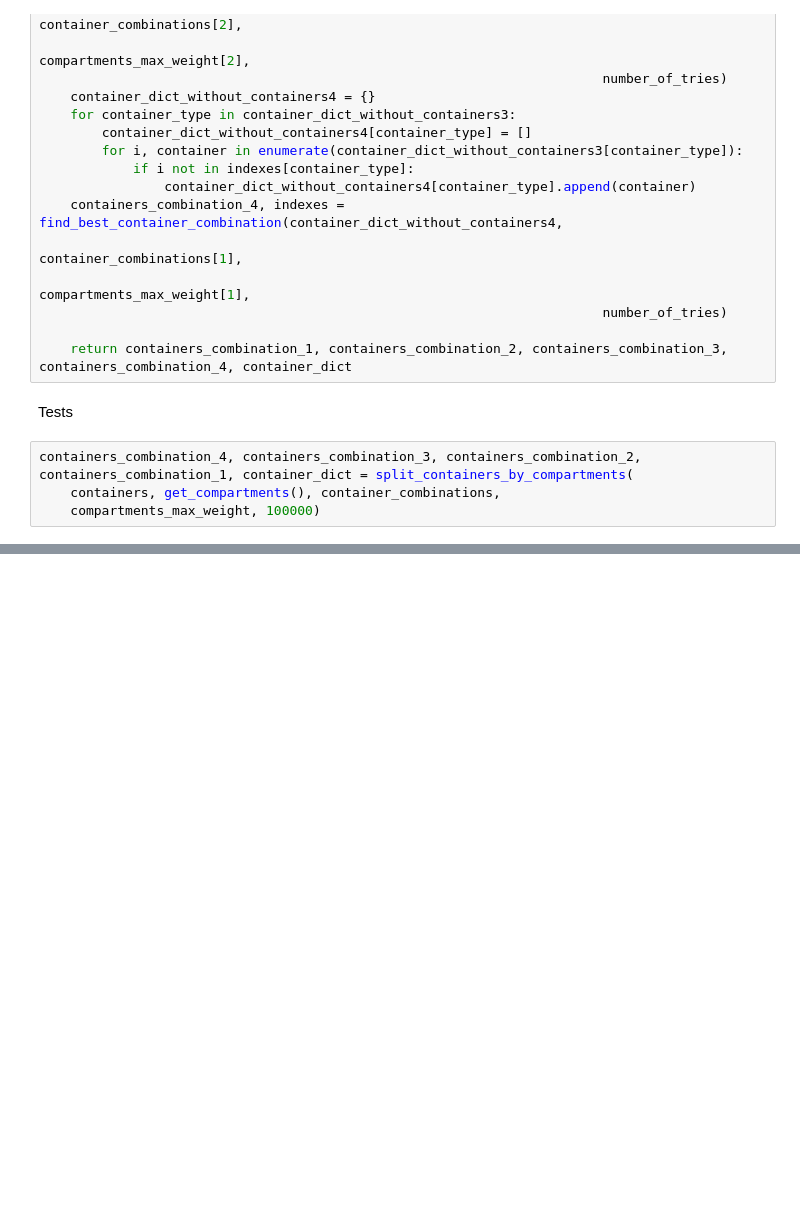
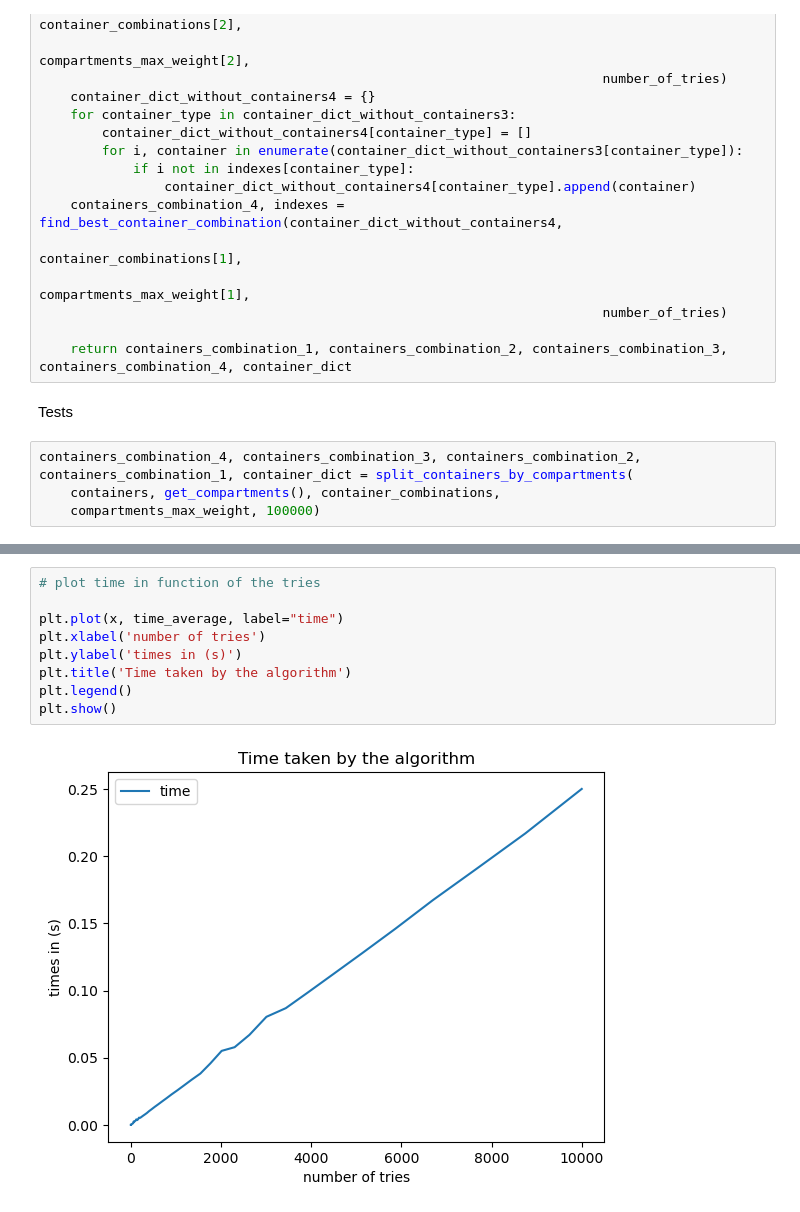
Before and after one commit to 5-2-5-equipe-2/amadeus-project-cargo, a Jupyter notebook: src/amadeus.ipynb, the cells around one changed output, grey strips where cells are left out. Drawn from its saved outputs; the diff is of its cells as text; blank space fills up the shorter version.

```diff
--- a/src/amadeus.ipynb
+++ b/src/amadeus.ipynb
@@ -646,0 +683,11 @@ plt.show()
+# %%
+# plot time in function of the tries
+
+plt.plot(x, time_average, label="time")
+plt.xlabel('number of tries')
+plt.ylabel('times in (s)')
+plt.title('Time taken by the algorithm')
+plt.legend()
+plt.show()
+# %% [output]
+[figure, added]
```
Also changed, not shown: parts of 10 cells of this notebook.
